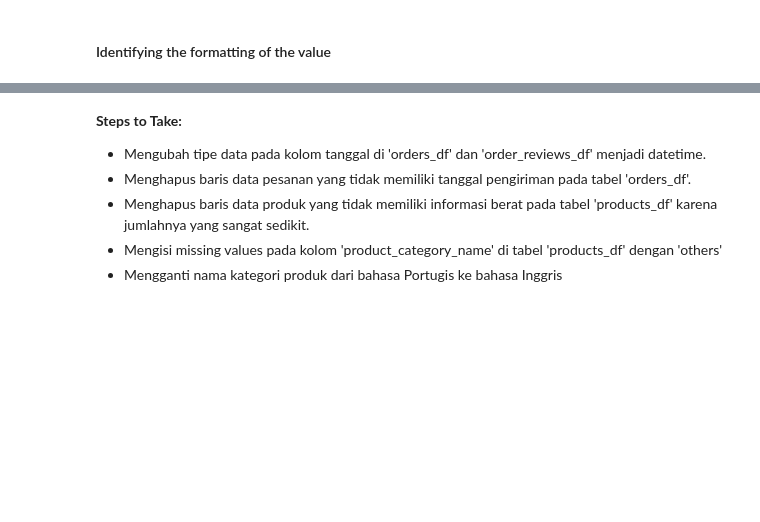
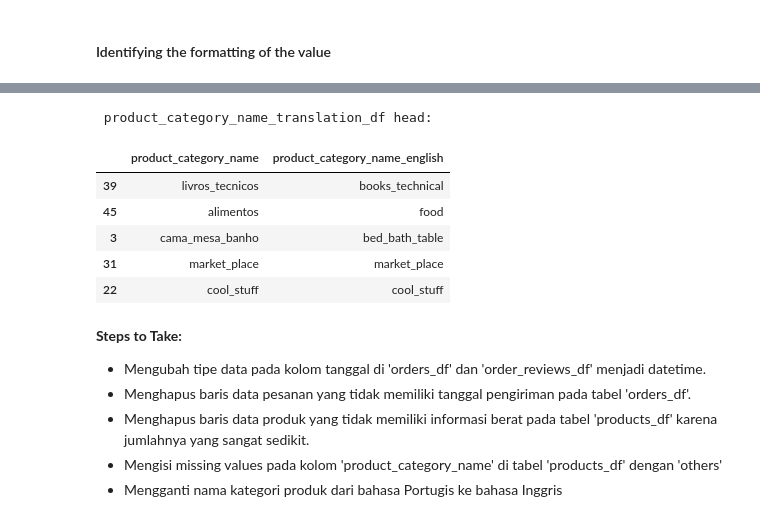
Before and after one commit to pytaa/ecommerce-dashboard-pyta, a Jupyter notebook: notebook.ipynb, the cells around one changed output, grey strips where cells are left out. Saved outputs shown, nothing was run; the diff lists cells and outputs as text; code cells hidden in the pictures; blank space fills up the shorter version.

```diff
--- a/notebook.ipynb
+++ b/notebook.ipynb
@@ -226,3 +237,14 @@ orders_df.head()
+# %%
+print("\n product_category_name_translation_df head: ")
+product_category_name_translation_df.sample(5)
+# %% [output]
+ product_category_name_translation_df head:
+|  | product_category_name | product_category_name_english |
+| 39 | livros_tecnicos | books_technical |
+| 45 | alimentos | food |
+| 3 | cama_mesa_banho | bed_bath_table |
+| 31 | market_place | market_place |
+| 22 | cool_stuff | cool_stuff |
 # %% [markdown]
 **Steps to Take:**
 - Mengubah tipe data pada kolom tanggal di 'orders_df' dan 'order_reviews_df' menjadi datetime.
```
Also changed, not shown: parts of 12 cells of this notebook, 12 other files.
